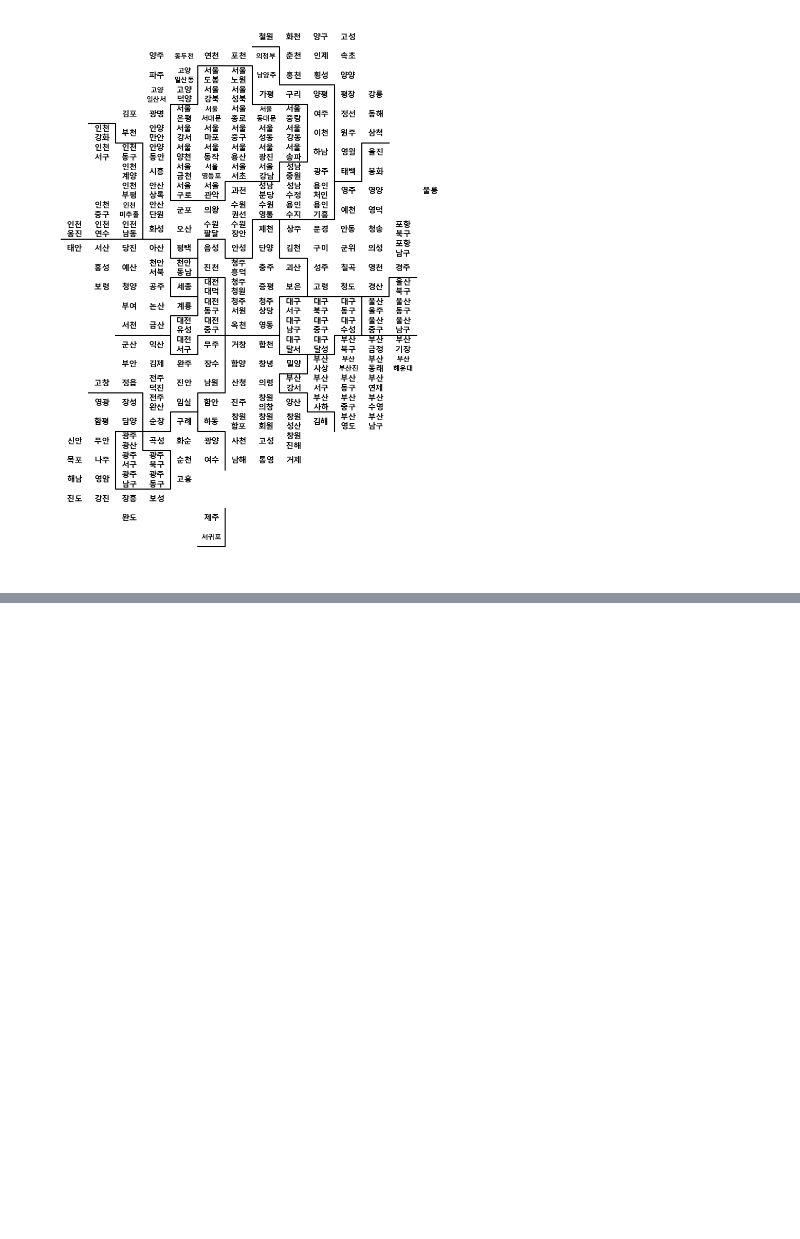
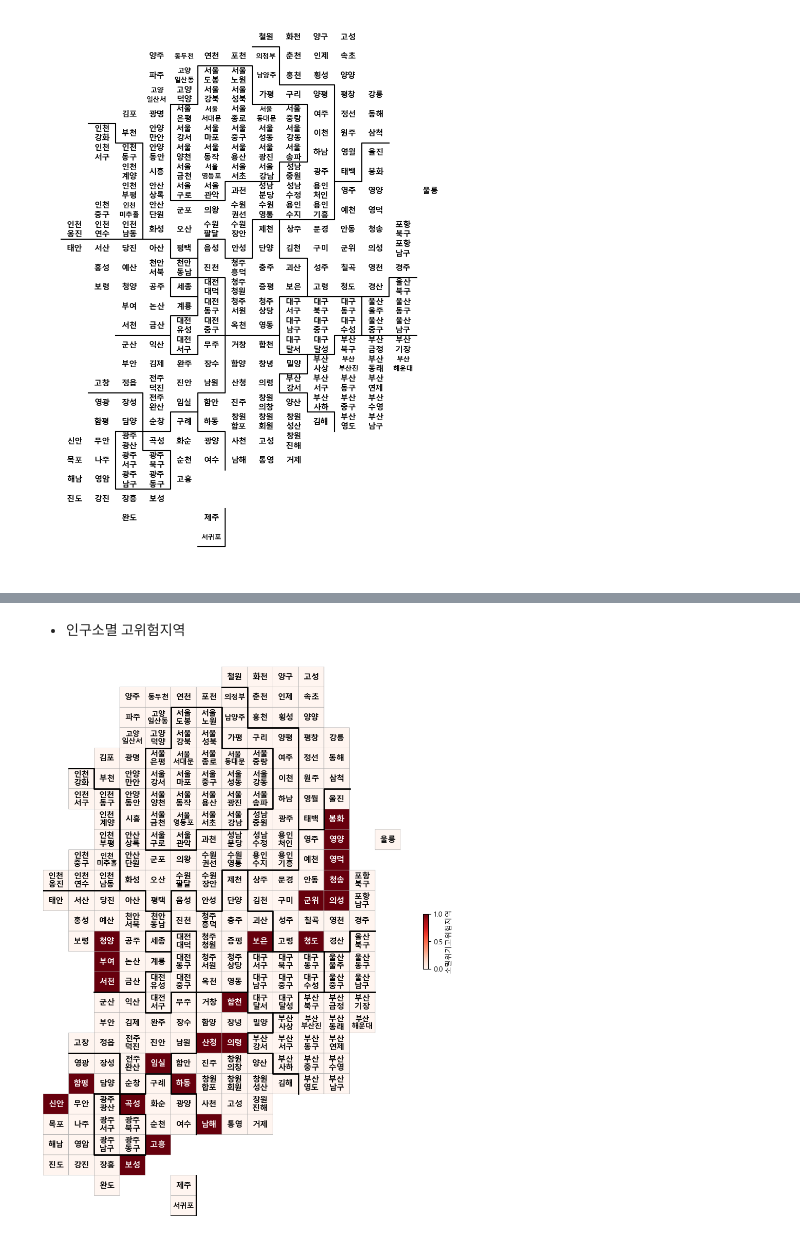
Before and after one commit to ckiekim/DataAnalysis-2023.09, a Jupyter notebook: 10.Cartogram/03.인구소멸위기지역-시각화.ipynb, the cells around one changed output, grey strips where cells are left out. Cells and saved outputs as stored; diff of their text form; code cells hidden in the pictures; blank space fills up the shorter version.

```diff
--- a/10.Cartogram/03.인구소멸위기지역-시각화.ipynb
+++ b/10.Cartogram/03.인구소멸위기지역-시각화.ipynb
@@ -123,0 +157,7 @@ plt.show()
+# %% [markdown]
+- 인구소멸 고위험지역
+# %%
+pop.소멸위기고위험지역 = pop.소멸위기고위험지역.astype(int)
+drawKorea('소멸위기고위험지역', pop, 'Reds')
+# %% [output]
+[figure, added]
```
Also changed, not shown: parts of 12 cells of this notebook, 1 other file.
